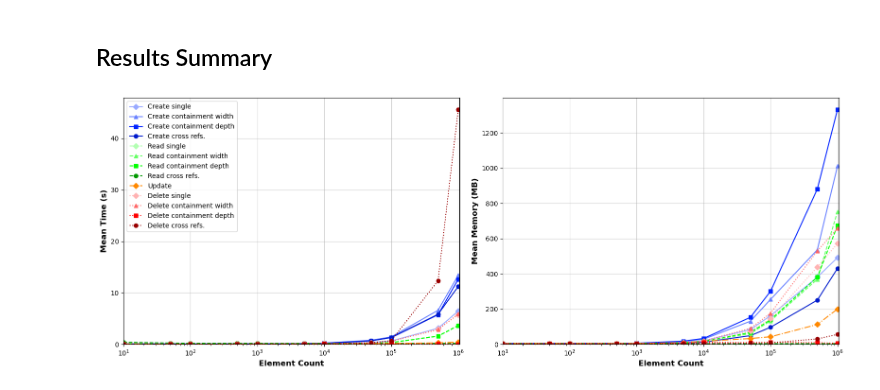
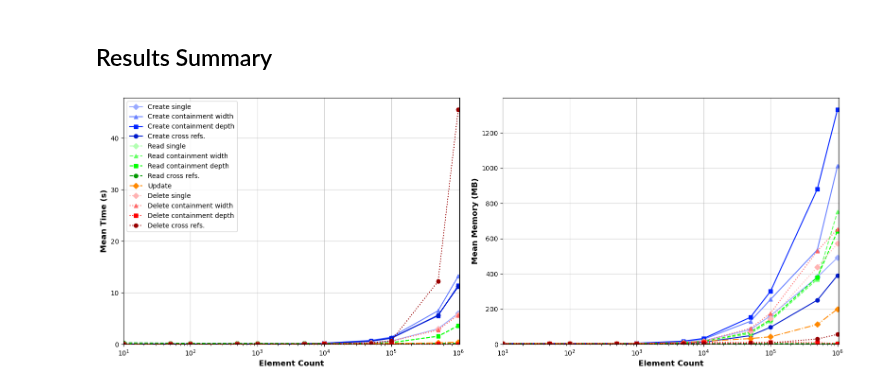
Before and after one commit to geodes-sms/NeoModelingFramework, a Jupyter notebook: Evaluation/analysis/RQ3-results-analysis.ipynb, the cells around one changed output. Cells and saved outputs as stored; diff of their text form; code cells hidden in the pictures.

```diff
--- a/Evaluation/analysis/RQ3-results-analysis.ipynb
+++ b/Evaluation/analysis/RQ3-results-analysis.ipynb
@@ -1436,31 +1331,42 @@ Shapiro-Wilk Test for Delete Single Memory: Statistic=0.5776, p-value=0.0000
 # %% [markdown]
 ## Results Summary
+# %%
+def remove_outliers(series):
+    q1 = series.quantile(0.25)
+    q3 = series.quantile(0.75)
+    iqr = q3 - q1
+    lower = q1 - 1.5 * iqr
+    upper = q3 + 1.5 * iqr
+    return series[(series >= lower) & (series <= upper)]
+
+def mean_no_outliers(series):
+    return remove_outliers(series).mean()
 # %%
 import matplotlib.pyplot as plt
-from matplotlib.ticker import FuncFormatter
 
-# Compute Means for all dataframes
-c_avg_r = create_cross_ref_run.groupby('element_count').agg({'time':'mean', 'mem':'mean'}).reset_index()
-c_avg_d = create_containment_d_runs.groupby('element_count').agg({'time':'mean', 'mem':'mean'}).reset_index()
-c_avg_w = create_containment_runs.groupby('element_count').agg({'time':'mean', 'mem':'mean'}).reset_index()
-c_avg_s = create_runs.groupby('element_count').agg({'time':'mean', 'mem':'mean'}).reset_index()
+# Compute Means (after removing outliers) for all dataframes
+c_avg_r = create_cross_ref_run.groupby('element_count').agg({'time': mean_no_outliers, 'mem': mean_no_outliers}).reset_index()
+c_avg_d = create_containment_d_runs.groupby('element_count').agg({'time': mean_no_outliers, 'mem': mean_no_outliers}).reset_index()
+c_avg_w = create_containment_runs.groupby('element_count').agg({'time': mean_no_outliers, 'mem': mean_no_outliers}).reset_index()
+c_avg_s = create_runs.groupby('element_count').agg({'time': mean_no_outliers, 'mem': mean_no_outliers}).reset_index()
 
-r_avg_r = read_cross_ref_runs.groupby('element_count').agg({'time':'mean', 'mem':'mean'}).reset_index()
-r_avg_d = read_c_d_runs.groupby('element_count').agg({'time':'mean', 'mem':'mean'}).reset_index()
-r_avg_w = read_c_w_runs.groupby('element_count').agg({'time':'mean', 'mem':'mean'}).reset_index()
-r_avg_s = read_runs.groupby('element_count').agg({'time':'mean', 'mem':'mean'}).reset_index()
+r_avg_r = read_cross_ref_runs.groupby('element_count').agg({'time': mean_no_outliers, 'mem': mean_no_outliers}).reset_index()
+r_avg_d = read_c_d_runs.groupby('element_count').agg({'time': mean_no_outliers, 'mem': mean_no_outliers}).reset_index()
+r_avg_w = read_c_w_runs.groupby('element_count').agg({'time': mean_no_outliers, 'mem': mean_no_outliers}).reset_index()
+r_avg_s = read_runs.groupby('element_count').agg({'time': mean_no_outliers, 'mem': mean_no_outliers}).reset_index()
 
-u_avg = update_runs.groupby('element_count').agg({'time':'mean', 'mem':'mean'}).reset_index()
+u_avg = update_runs.groupby('element_count').agg({'time': mean_no_outliers, 'mem': mean_no_outliers}).reset_index()
 
-d_avg_r = delete_c_r_runs.groupby('element_count').agg({'time':'mean', 'mem':'mean'}).reset_index()
-d_avg_d = delete_c_d_runs.groupby('element_count').agg({'time':'mean', 'mem':'mean'}).reset_index()
-d_avg_w = delete_c_w_runs.groupby('element_count').agg({'time':'mean', 'mem':'mean'}).reset_index()
-d_avg_s = delete_s_runs.groupby('element_count').agg({'time':'mean', 'mem':'mean'}).reset_index()
+d_avg_r = delete_c_r_runs.groupby('element_count').agg({'time': mean_no_outliers, 'mem': mean_no_outliers}).reset_index()
+d_avg_d = delete_c_d_runs.groupby('element_count').agg({'time': mean_no_outliers, 'mem': mean_no_outliers}).reset_index()
+d_avg_w = delete_c_w_runs.groupby('element_count').agg({'time': mean_no_outliers, 'mem': mean_no_outliers}).reset_index()
+d_avg_s = delete_s_runs.groupby('element_count').agg({'time': mean_no_outliers, 'mem': mean_no_outliers}).reset_index()
 
 # Convert units: time ms -> s, memory KB -> MB
-for df in [c_avg_r, c_avg_d, c_avg_w, c_avg_s, r_avg_r, r_avg_d, r_avg_w, r_avg_s,u_avg, d_avg_r, d_avg_d, d_avg_w, d_avg_s]:
-    df['time'] = df['time'] / 1000       # ms to seconds
-    df['mem'] = df['mem'] / 1024         # KB to MB
+for df in [c_avg_r, c_avg_d, c_avg_w, c_avg_s, r_avg_r, r_avg_d, r_avg_w, r_avg_s,
+           u_avg, d_avg_r, d_avg_d, d_avg_w, d_avg_s]:
+    df['time'] = df['time'] / 1000       # ms → s
+    df['mem'] = df['mem'] / 1024         # KB → MB
 
 fig, axes = plt.subplots(1, 2, figsize=(16, 6))
 
@@ -1484,42 +1390,40 @@ datasets = [
     (d_avg_s, '#FFB3B3', 'D', ':', 'Delete single'),
     (d_avg_w, '#FF6666', '^', ':', 'Delete containment width'),
     (d_avg_d, '#FF0000', 's', ':', 'Delete containment depth'),
     (d_avg_r, '#990000', 'o', ':', 'Delete cross refs.'),
 ]
 
-
 # Plot Mean time
 for df, color, marker, linestyle, label in datasets:
     axes[0].plot(df['element_count'], df['time'],
                  marker=marker, linestyle=linestyle, color=color, label=label)
 
-
 axes[0].set_xlabel('Element Count', fontsize=12, fontweight='bold')
-axes[0].set_ylabel('Mean Time (s)',fontsize=12, fontweight='bold')
+axes[0].set_ylabel('Mean Time (s)', fontsize=12, fontweight='bold')
 axes[0].grid(True, alpha=0.6)
 axes[0].xaxis.set_major_formatter(get_short_number_formatter())
-axes[0].legend()
+axes[0].legend(fontsize=10)
 
 # Plot Mean memory
 for df, color, marker, linestyle, label in datasets:
     axes[1].plot(df['element_count'], df['mem'],
                  marker=marker, linestyle=linestyle, color=color, label=label)
+
 axes[1].set_xlabel('Element Count', fontsize=12, fontweight='bold')
-axes[1].set_ylabel('Mean Memory (MB)',fontsize=12, fontweight='bold')
+axes[1].set_ylabel('Mean Memory (MB)', fontsize=12, fontweight='bold')
 axes[1].grid(True, alpha=0.6)
 axes[1].xaxis.set_major_formatter(get_short_number_formatter())
+
 axes[0].set_ylim(bottom=0)
 axes[1].set_ylim(bottom=0)
-axes[0].set_xlim(left=0)
-axes[1].set_xlim(left=0)
-axes[0].set_xscale('log')
-axes[1].set_xscale('log')
 axes[0].set_xlim(left=min(df['element_count'].min() for df,_,_,_,_ in datasets))
 axes[1].set_xlim(left=min(df['element_count'].min() for df,_,_,_,_ in datasets))
 
-# plt.suptitle('Mean results for CRUD Operations by Element Count', fontsize=16, fontweight='bold')
+axes[0].set_xscale('log')
+axes[1].set_xscale('log')
+
 plt.tight_layout()
-plt.savefig("img/RQ3avg.pdf", format='pdf', bbox_inches='tight')
+plt.savefig("img/RQ3mean.pdf", format='pdf', bbox_inches='tight')
 plt.show()
 # %% [output]
-[figure, old version]
+[figure, new version]
```
Also changed, not shown: parts of 8 cells of this notebook, 25 other files.
